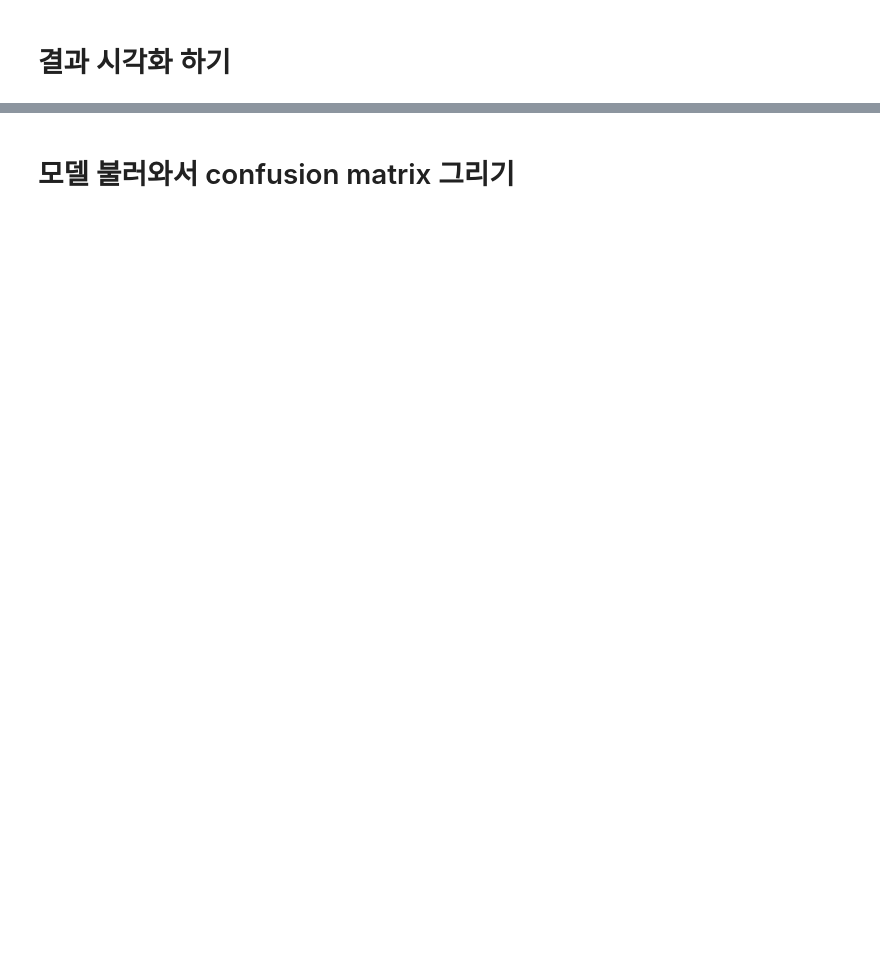
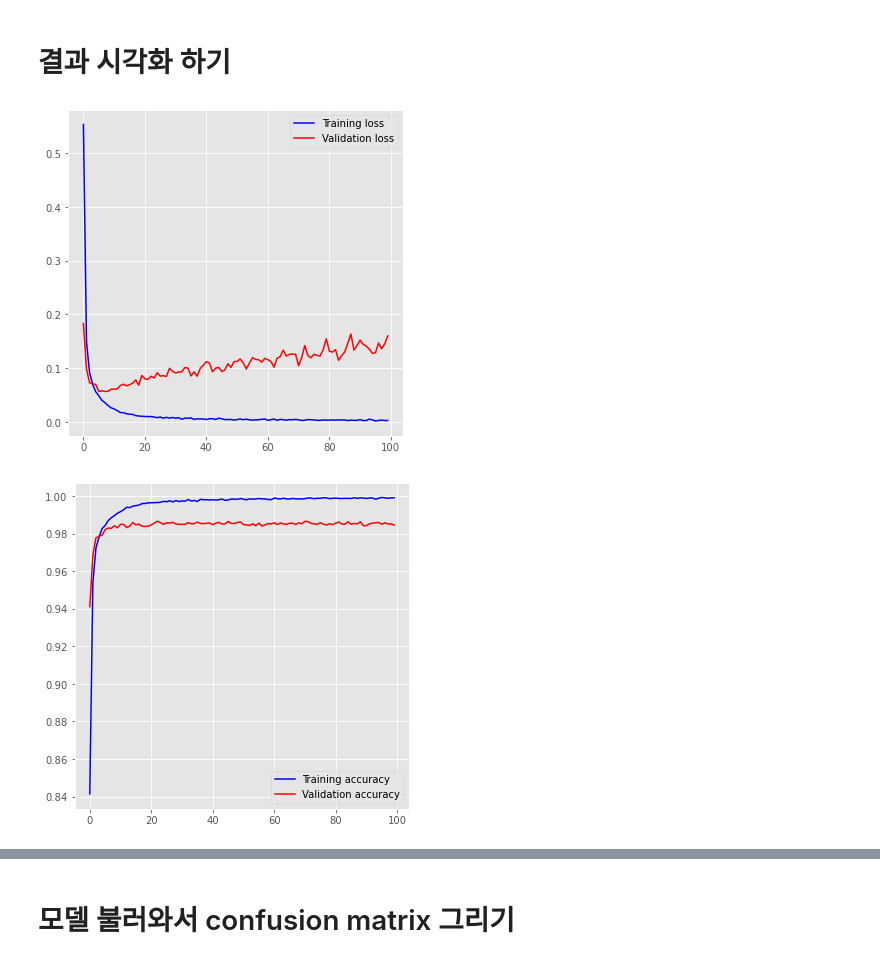
Before and after one commit to project2you/2d_cnn_ecg, a Jupyter notebook: tf_model.ipynb, the cells around one changed output, grey strips where cells are left out. Saved outputs shown, nothing was run; the diff lists cells and outputs as text; code cells hidden in the pictures; blank space fills up the shorter version.

```diff
--- a/tf_model.ipynb
+++ b/tf_model.ipynb
@@ -175,11 +200,10 @@ models.summary()
 # %%
-with tf.device('/gpu:1'):
-        models.compile(
-                optimizer='adam',
-                # loss="sparse_categorical_crossentropy",
-                loss='categorical_crossentropy',
-                metrics=['accuracy']
-        )
+models.compile(
+        optimizer='adam',
+        # loss="sparse_categorical_crossentropy",
+        loss='categorical_crossentropy',
+        metrics=['accuracy']
+)
 # %% [markdown]
 ### 콜백 설정
 # %%
@@ -190,7 +214,7 @@ outDir = './cheakpoint/lefms_model/' # 이 경로에 best 모델이 저장된다
 model_names = outDir + 'weights-{val_accuracy:.4f}.h5'
 
 def get_callbacks(patience = 50):
-    with tf.device('/gpu:1'):
+    with tf.device('/gpu:0'):
         earlystop = EarlyStopping(monitor='val_accuracy', min_delta=0.0001, patience=patience)
         model_checkpoint = ModelCheckpoint(model_names, monitor='val_accuracy', verbose=1, save_best_only=True, period = 1)
 
@@ -202,7 +226,7 @@ def get_callbacks(patience = 50):
 # %%
 callbacks = get_callbacks()
 
-with tf.device('/gpu:1'):
+with tf.device('/gpu:0'):
     models_hist = models.fit(
         X_train,
         y_train,
@@ -239,6 +281,9 @@ def plot_model__hist(hist):
     plt.show()
 # %%
 plot_model__hist(models_hist)
-loss,acc = models.evaluate((X_val, y_val), verbose=2)
+loss,acc = models.evaluate(X_val, y_val, verbose=2)
 print("multi_model의 정확도: {:5.2f}%".format(100*acc))
 print("multi_model의 Loss: {}".format(loss))
+# %% [output]
+[figure, added]
+[figure, added]
```
Also changed, not shown: parts of 17 cells of this notebook, 7 other files.
